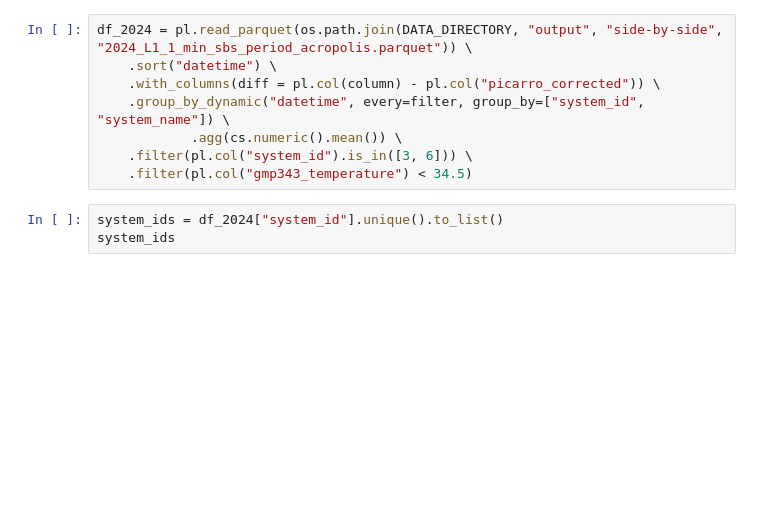
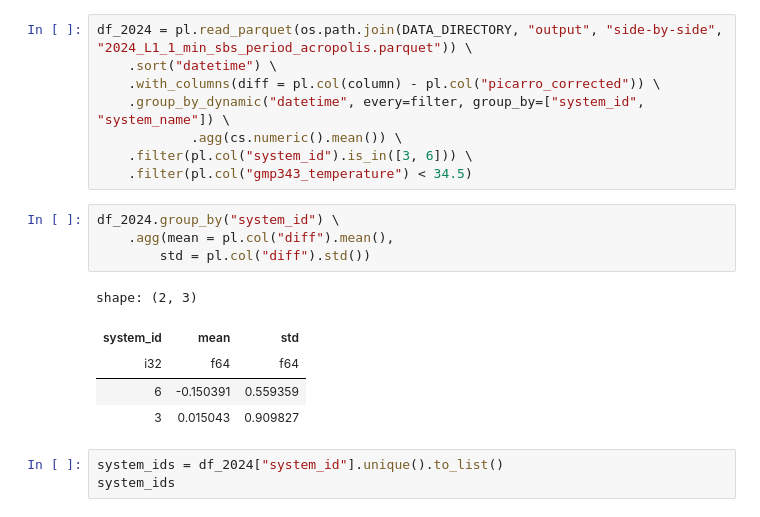
Before and after one commit to tum-esm/ACROPOLIS-data-processing, a Jupyter notebook: notebooks/side_by_side_2025/03_performance_scatter_plot.ipynb, the cells around one changed output. Drawn from its saved outputs; the diff is of its cells as text; blank space fills up the shorter version.

```diff
--- a/notebooks/side_by_side_2025/03_performance_scatter_plot.ipynb
+++ b/notebooks/side_by_side_2025/03_performance_scatter_plot.ipynb
@@ -28,6 +28,16 @@ df_2024 = pl.read_parquet(os.path.join(DATA_DIRECTORY, "output", "side-by-side",
             .agg(cs.numeric().mean()) \
     .filter(pl.col("system_id").is_in([3, 6])) \
     .filter(pl.col("gmp343_temperature") < 34.5)
+# %%
+df_2024.group_by("system_id") \
+    .agg(mean = pl.col("diff").mean(),
+        std = pl.col("diff").std())
+# %% [output]
+shape: (2, 3)
+| system_id | mean | std |
+| i32 | f64 | f64 |
+| 6 | -0.150391 | 0.559359 |
+| 3 | 0.015043 | 0.909827 |
 # %%
 system_ids = df_2024["system_id"].unique().to_list()
 system_ids
```
Also changed, not shown: parts of 11 cells of this notebook, 3 other files.
